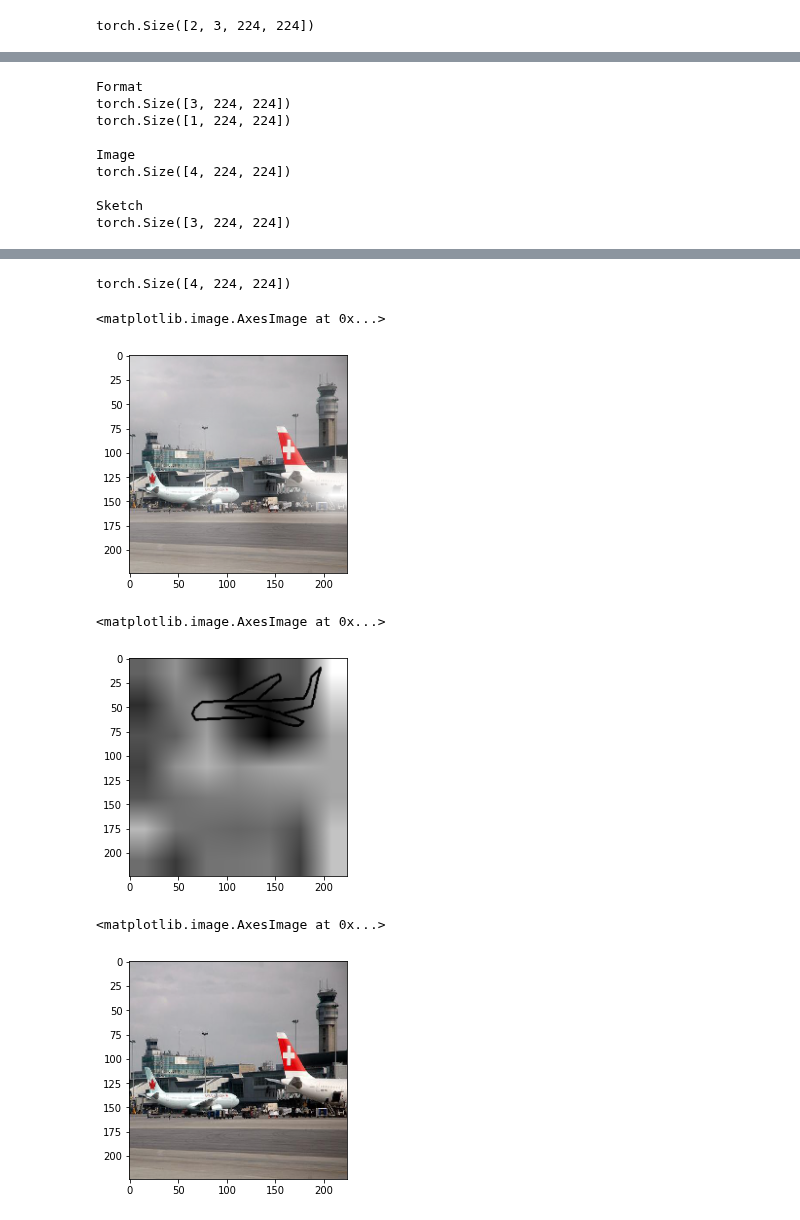
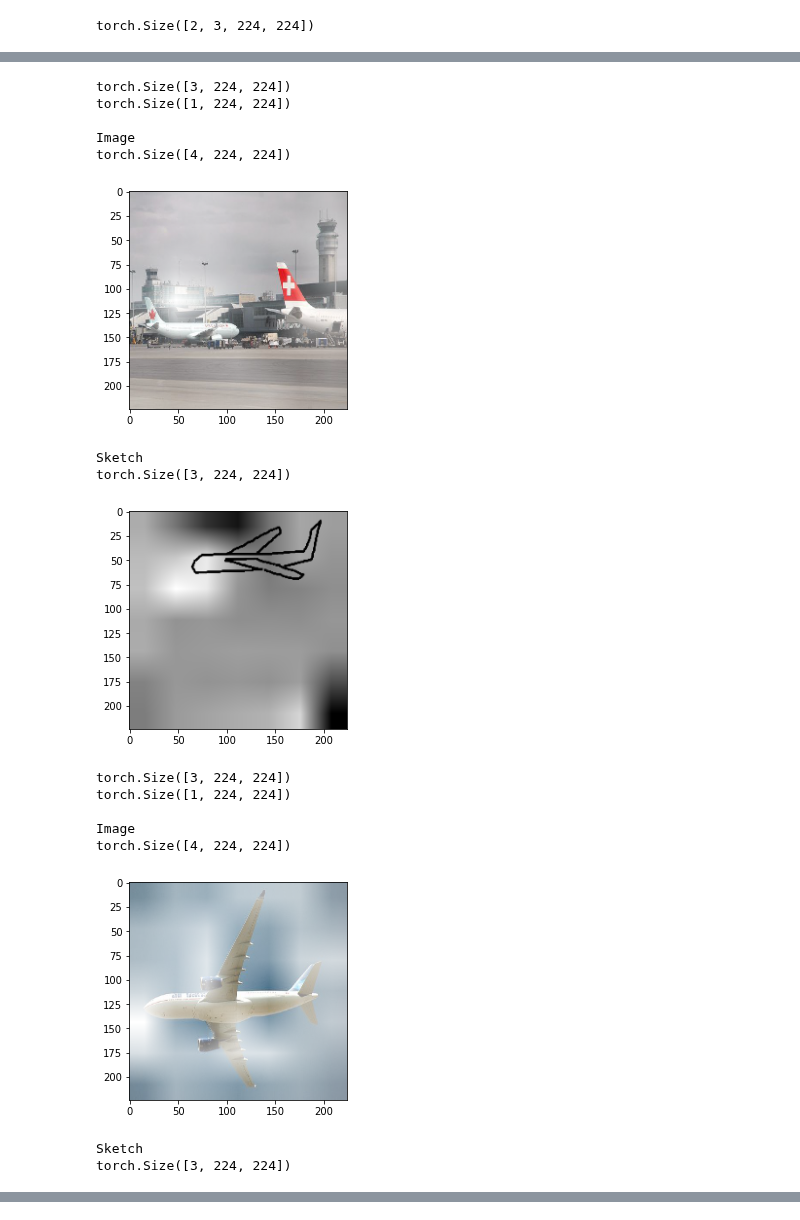
Before and after one commit to VisiumCH/AMLD-2021-Sketchy, a Jupyter notebook: notebooks/AttentionPlot.ipynb, the cells around one changed output, grey strips where cells are left out. Saved outputs shown, nothing was run; the diff lists cells and outputs as text; code cells hidden in the pictures.

```diff
--- a/notebooks/AttentionPlot.ipynb
+++ b/notebooks/AttentionPlot.ipynb
@@ -148,29 +146,38 @@ def transpose(tensor):
 # %%
 for i in range(im_log.size(0)):
-    # Format
-    print('\nFormat')
     print(im_log[i].shape)
     print(attn_im[i].shape)
 
     # Image
     print('\nImage')
     plt_im = torch.cat([im_log[i], attn_im[i]], dim=0)
-    assert isinstance(plt_im, torch.Tensor), type(plt_im)
     print(plt_im.shape)
+    plt_im_t = transpose(plt_im)
+    plt.imshow(plt_im_t)
+    plt.show()
 
     # Sketch
     print('\nSketch')
     plt_sk = sk_log[i]*attn_sk[i]
-    assert isinstance(plt_sk, torch.Tensor), type(plt_sk)
     print(plt_sk.shape)
-    break
+    plt_sk_t = transpose(plt_sk)
+    plt.imshow(plt_sk_t)
+    plt.show()
 # %% [output]
-Format
 torch.Size([3, 224, 224])
 torch.Size([1, 224, 224])
 
 Image
 torch.Size([4, 224, 224])
-
-Sketch
-torch.Size([3, 224, 224])
+[figure, added]
+Sketch
+torch.Size([3, 224, 224])
+[figure, added]
+torch.Size([3, 224, 224])
+torch.Size([1, 224, 224])
+
+Image
+torch.Size([4, 224, 224])
+[figure, added]
+Sketch
+torch.Size([3, 224, 224])
@@ -177,16 +184,0 @@ torch.Size([3, 224, 224])
-# %%
-plt_im.shape
-# %% [output]
-torch.Size([4, 224, 224])
-# %%
-plt_im_t = transpose(plt_im)
-plt.imshow(plt_im_t)
-# %% [output]
-<matplotlib.image.AxesImage at 0x...>
-[figure, removed]
-# %%
-plt_sk_t = transpose(plt_sk)
-plt.imshow(plt_sk_t)
-# %% [output]
-<matplotlib.image.AxesImage at 0x...>
-[figure, removed]
@@ -196,5 +184,0 @@ im_log1 = transpose(im_log[1])
-# %%
-plt.imshow(im_log0)
-# %% [output]
-<matplotlib.image.AxesImage at 0x...>
-[figure, removed]
```
Also changed, not shown: parts of 16 cells of this notebook.
